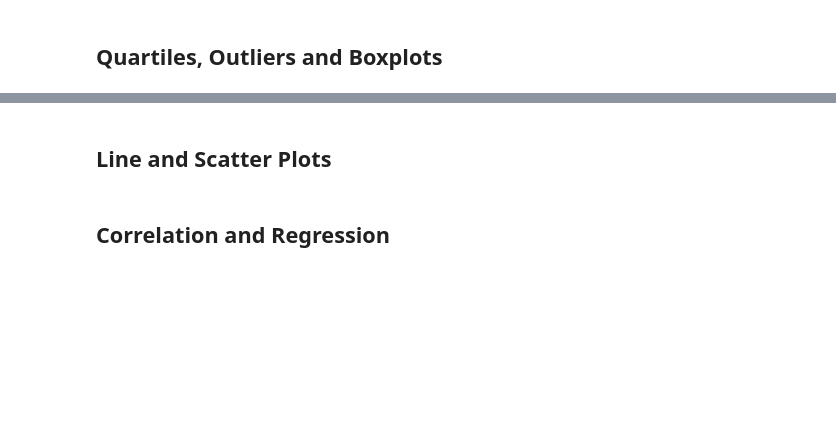
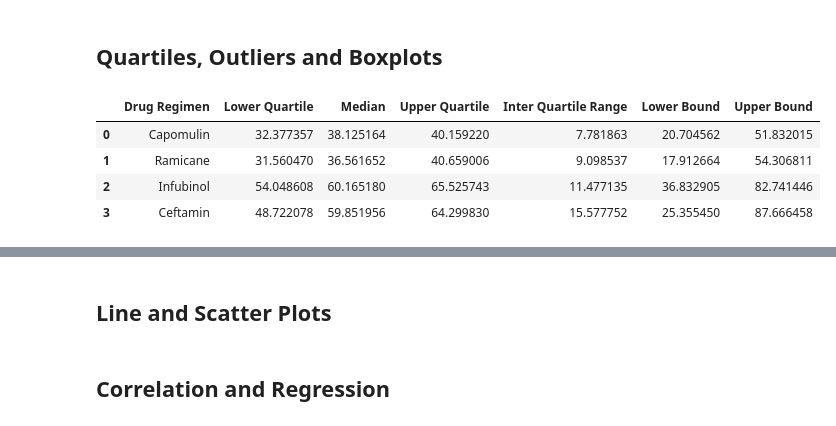
Before and after one commit to thierzon/matplotlib-challenge, a Jupyter notebook: Pymaceuticals/pymaceuticals.ipynb, the cells around one changed output, grey strips where cells are left out. Drawn from its saved outputs; the diff is of its cells as text; code cells hidden in the pictures; blank space fills up the shorter version.

```diff
--- a/Pymaceuticals/pymaceuticals.ipynb
+++ b/Pymaceuticals/pymaceuticals.ipynb
@@ -234,11 +234,9 @@ plt.show()
 # Calculate the final tumor volume of each mouse across four of the treatment regimens:
 # Capomulin, Ramicane, Infubinol, and Ceftamin
 
-regimen = ["Capomulin", "Ramicane", "Infubinol", "Ceftamin"]
-
-
-
 # Start by getting the last (greatest) timepoint for each mouse
-
+greatest_tp_data = pd.DataFrame(clean_data, columns=["Mouse ID", "Timepoint"])
+greatest_tp_data = greatest_tp_data.groupby("Mouse ID").max()
 
 # Merge this group df with the original dataframe to get the tumor volume at the last timepoint
+tumor_vol_data = pd.merge(greatest_tp_data,study_data,on=["Mouse ID","Timepoint"])
@@ -261,0 +243,45 @@ regimen = ["Capomulin", "Ramicane", "Infubinol", "Ceftamin"]
+# %%
+# Put treatments into a list for for loop (and later for plot labels)
+tumor_regimen = ["Capomulin", "Ramicane", "Infubinol", "Ceftamin"]
+
+# Create empty dictionary to fill with tumor vol data (for plotting)
+tumor_vol_cap = []
+tumor_vol_ram = []
+tumor_vol_inf = []
+tumor_vol_cef = []
+tumor_stats = []
+
+# Calculate the IQR and quantitatively determine if there are any potential outliers for each treatment
+for regimen in tumor_regimen:
+
+    # Locate the rows which contain mice on each drug and get the tumor volumes
+    data = tumor_vol_data.loc[tumor_vol_data["Drug Regimen"] == regimen]
+
+    # add subset
+    if regimen == tumor_regimen[0]:
+        tumor_vol_cap = data["Tumor Volume (mm3)"]
+    if regimen == tumor_regimen[1]:
+        tumor_vol_ram = data["Tumor Volume (mm3)"]
+    if regimen == tumor_regimen[2]:
+        tumor_vol_inf = data["Tumor Volume (mm3)"]
+    if regimen == tumor_regimen[3]:
+        tumor_vol_cef = data["Tumor Volume (mm3)"]
+
+    stats = data["Tumor Volume (mm3)"]
+    lowerq = stats.quantile(.25)
+    median = stats.quantile(.50)
+    upperq = stats.quantile(.75)
+    iqr = upperq-lowerq
+    lower_bound = lowerq - (1.5*iqr)
+    upper_bound = upperq + (1.5*iqr)
+    tumor_stats.append([regimen, lowerq, median, upperq, iqr, lower_bound, upper_bound])
+
+tumor_stats_df = pd.DataFrame(tumor_stats)
+tumor_stats_df = tumor_stats_df.rename(columns={0:"Drug Regimen",1:"Lower Quartile",2:"Median",3:"Upper Quartile",4:"Inter Quartile Range",5:"Lower Bound",6:"Upper Bound"})
+tumor_stats_df
+# %% [output]
+|  | Drug Regimen | Lower Quartile | Median | Upper Quartile | Inter Quartile Range | Lower Bound | Upper Bound |
+| 0 | Capomulin | 32.377357 | 38.125164 | 40.159220 | 7.781863 | 20.704562 | 51.832015 |
+| 1 | Ramicane | 31.560470 | 36.561652 | 40.659006 | 9.098537 | 17.912664 | 54.306811 |
+| 2 | Infubinol | 54.048608 | 60.165180 | 65.525743 | 11.477135 | 36.832905 | 82.741446 |
+| 3 | Ceftamin | 48.722078 | 59.851956 | 64.299830 | 15.577752 | 25.355450 | 87.666458 |
```
Also changed, not shown: parts of 8 cells of this notebook.
